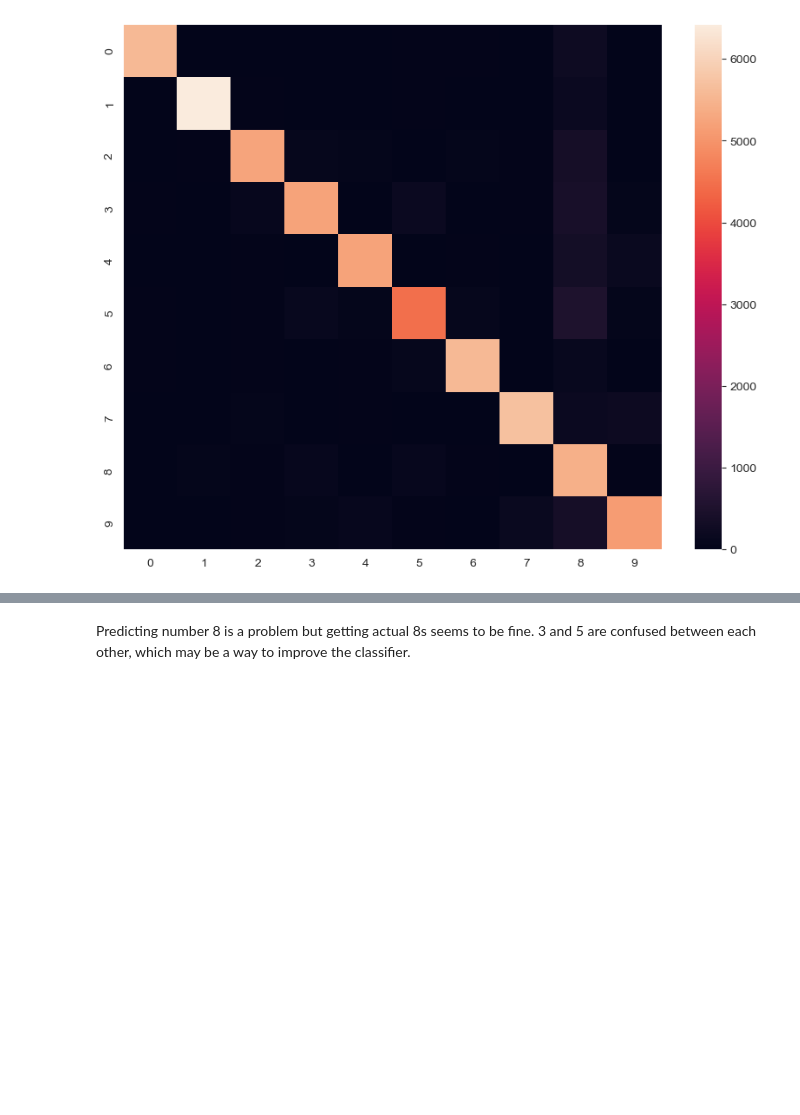
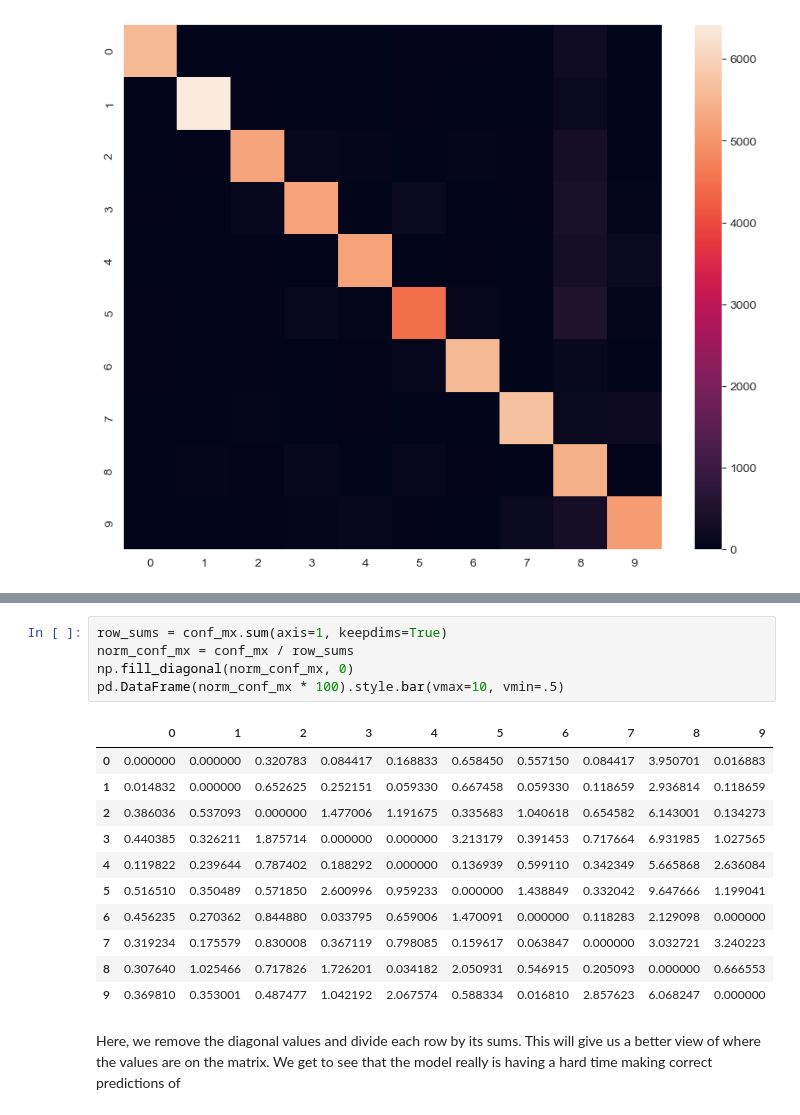
Before and after one commit to angelocandari/std-handsOnMachineLearning, a Jupyter notebook: std-chapter2-minst.ipynb, the cells around one changed output, grey strips where cells are left out. Drawn from its saved outputs; the diff is of its cells as text; blank space fills up the shorter version.

```diff
--- a/std-chapter2-minst.ipynb
+++ b/std-chapter2-minst.ipynb
@@ -388,3 +390,19 @@ sns.heatmap(norm_conf_mx);
+# %%
+row_sums = conf_mx.sum(axis=1, keepdims=True)
+norm_conf_mx = conf_mx / row_sums
+np.fill_diagonal(norm_conf_mx, 0)
+pd.DataFrame(norm_conf_mx * 100).style.bar(vmax=10, vmin=.5)
+# %% [output]
+|  | 0 | 1 | 2 | 3 | 4 | 5 | 6 | 7 | 8 | 9 |
+| 0 | 0.000000 | 0.000000 | 0.320783 | 0.084417 | 0.168833 | 0.658450 | 0.557150 | 0.084417 | 3.950701 | 0.016883 |
+| 1 | 0.014832 | 0.000000 | 0.652625 | 0.252151 | 0.059330 | 0.667458 | 0.059330 | 0.118659 | 2.936814 | 0.118659 |
+| 2 | 0.386036 | 0.537093 | 0.000000 | 1.477006 | 1.191675 | 0.335683 | 1.040618 | 0.654582 | 6.143001 | 0.134273 |
+| 3 | 0.440385 | 0.326211 | 1.875714 | 0.000000 | 0.000000 | 3.213179 | 0.391453 | 0.717664 | 6.931985 | 1.027565 |
+| 4 | 0.119822 | 0.239644 | 0.787402 | 0.188292 | 0.000000 | 0.136939 | 0.599110 | 0.342349 | 5.665868 | 2.636084 |
+| 5 | 0.516510 | 0.350489 | 0.571850 | 2.600996 | 0.959233 | 0.000000 | 1.438849 | 0.332042 | 9.647666 | 1.199041 |
+| 6 | 0.456235 | 0.270362 | 0.844880 | 0.033795 | 0.659006 | 1.470091 | 0.000000 | 0.118283 | 2.129098 | 0.000000 |
+| 7 | 0.319234 | 0.175579 | 0.830008 | 0.367119 | 0.798085 | 0.159617 | 0.063847 | 0.000000 | 3.032721 | 3.240223 |
+| 8 | 0.307640 | 1.025466 | 0.717826 | 1.726201 | 0.034182 | 2.050931 | 0.546915 | 0.205093 | 0.000000 | 0.666553 |
+| 9 | 0.369810 | 0.353001 | 0.487477 | 1.042192 | 2.067574 | 0.588334 | 0.016810 | 2.857623 | 6.068247 | 0.000000 |
 # %% [markdown]
-Predicting number 8 is a problem but getting actual 8s seems to be fine.
-3 and 5 are confused between each other, which may be a way to improve the classifier.
+Here, we remove the diagonal values and divide each row by its sums. This will give us a better view of where the values are on the matrix. We get to see that the model really is having a hard time making correct predictions of
```
Also changed, not shown: parts of 8 cells of this notebook, 1 other file.
